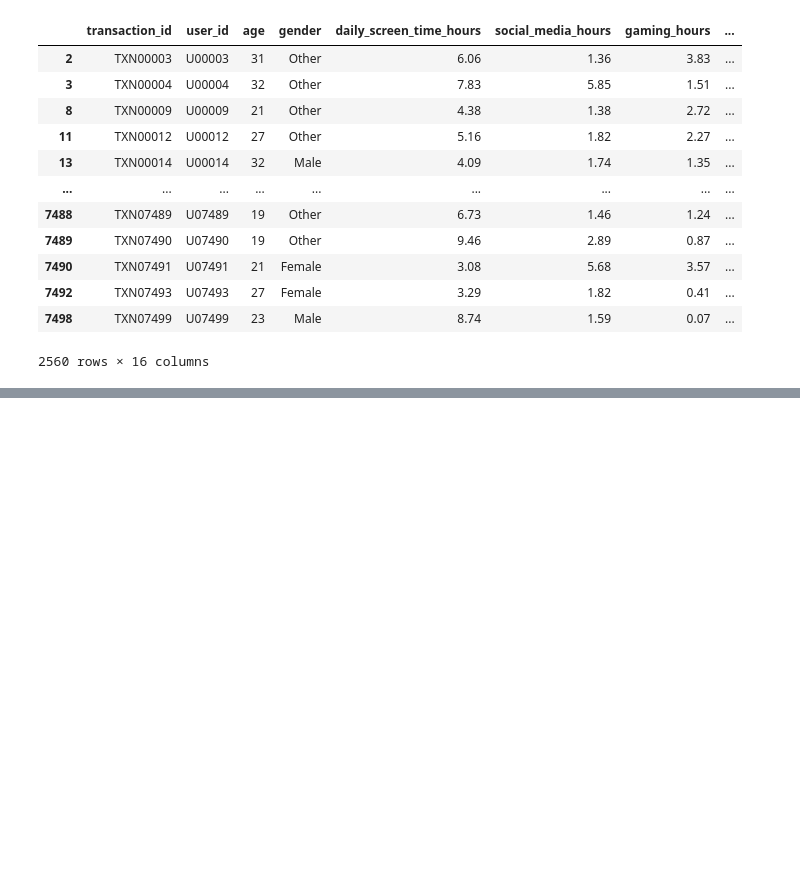
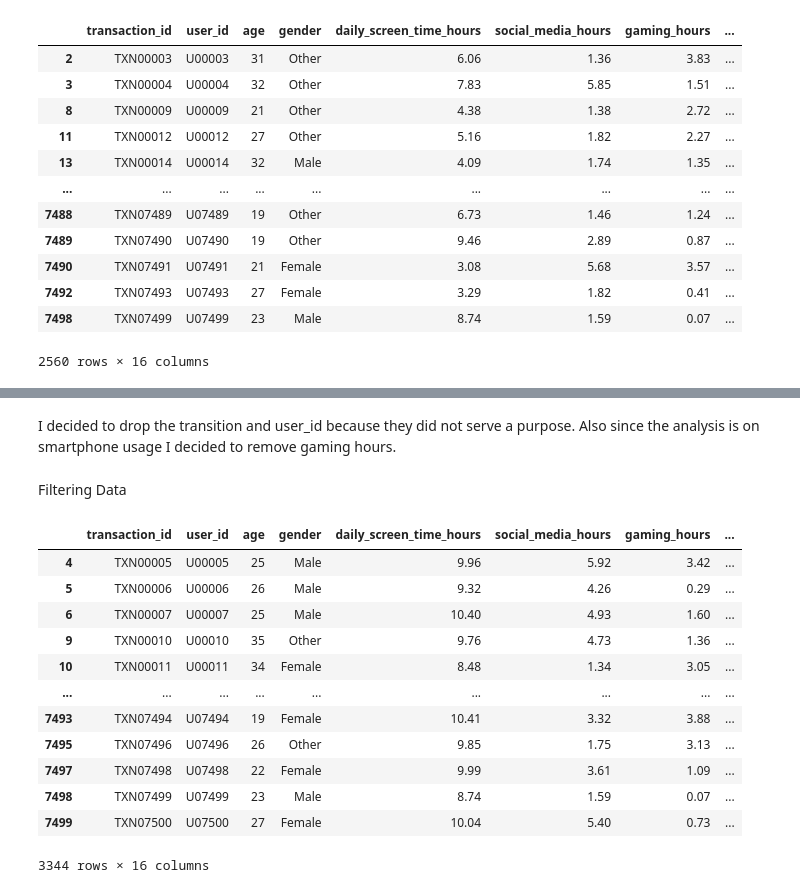
Before and after one commit to BuiltbyJaime/digital_wellbeing_smartphone_dependence_analysis, a Jupyter notebook: Notebooks/smartphone_addiction_analysis.ipynb, the cells around one changed output, grey strips where cells are left out. Cells and saved outputs as stored; diff of their text form; code cells hidden in the pictures; blank space fills up the shorter version.

Commit message:
Inlcuded information on why I filtered data and changed some columns to numeric to help with analysis.

```diff
--- a/Notebooks/smartphone_addiction_analysis.ipynb
+++ b/Notebooks/smartphone_addiction_analysis.ipynb
@@ -277,0 +287,20 @@ df.drop(columns=["transaction_id"])
+# %% [markdown]
+I decided to drop the transition and user_id because they did not serve a purpose.  Also since the analysis is on smartphone usage I decided to remove gaming hours.
+# %% [markdown]
+Filtering Data
+# %%
+df[df["daily_screen_time_hours"] > 8]
+# %% [output]
+|  | transaction_id | user_id | age | gender | daily_screen_time_hours | social_media_hours | gaming_hours | ... |
+| 4 | TXN00005 | U00005 | 25 | Male | 9.96 | 5.92 | 3.42 | ... |
+| 5 | TXN00006 | U00006 | 26 | Male | 9.32 | 4.26 | 0.29 | ... |
+| 6 | TXN00007 | U00007 | 25 | Male | 10.40 | 4.93 | 1.60 | ... |
+| 9 | TXN00010 | U00010 | 35 | Other | 9.76 | 4.73 | 1.36 | ... |
+| 10 | TXN00011 | U00011 | 34 | Female | 8.48 | 1.34 | 3.05 | ... |
+| ... | ... | ... | ... | ... | ... | ... | ... | ... |
+| 7493 | TXN07494 | U07494 | 19 | Female | 10.41 | 3.32 | 3.88 | ... |
+| 7495 | TXN07496 | U07496 | 26 | Other | 9.85 | 1.75 | 3.13 | ... |
+| 7497 | TXN07498 | U07498 | 22 | Female | 9.99 | 3.61 | 1.09 | ... |
+| 7498 | TXN07499 | U07499 | 23 | Male | 8.74 | 1.59 | 0.07 | ... |
+| 7499 | TXN07500 | U07500 | 27 | Female | 10.04 | 5.40 | 0.73 | ... |
+3344 rows × 16 columns
```
Also changed, not shown: parts of 11 cells of this notebook.
